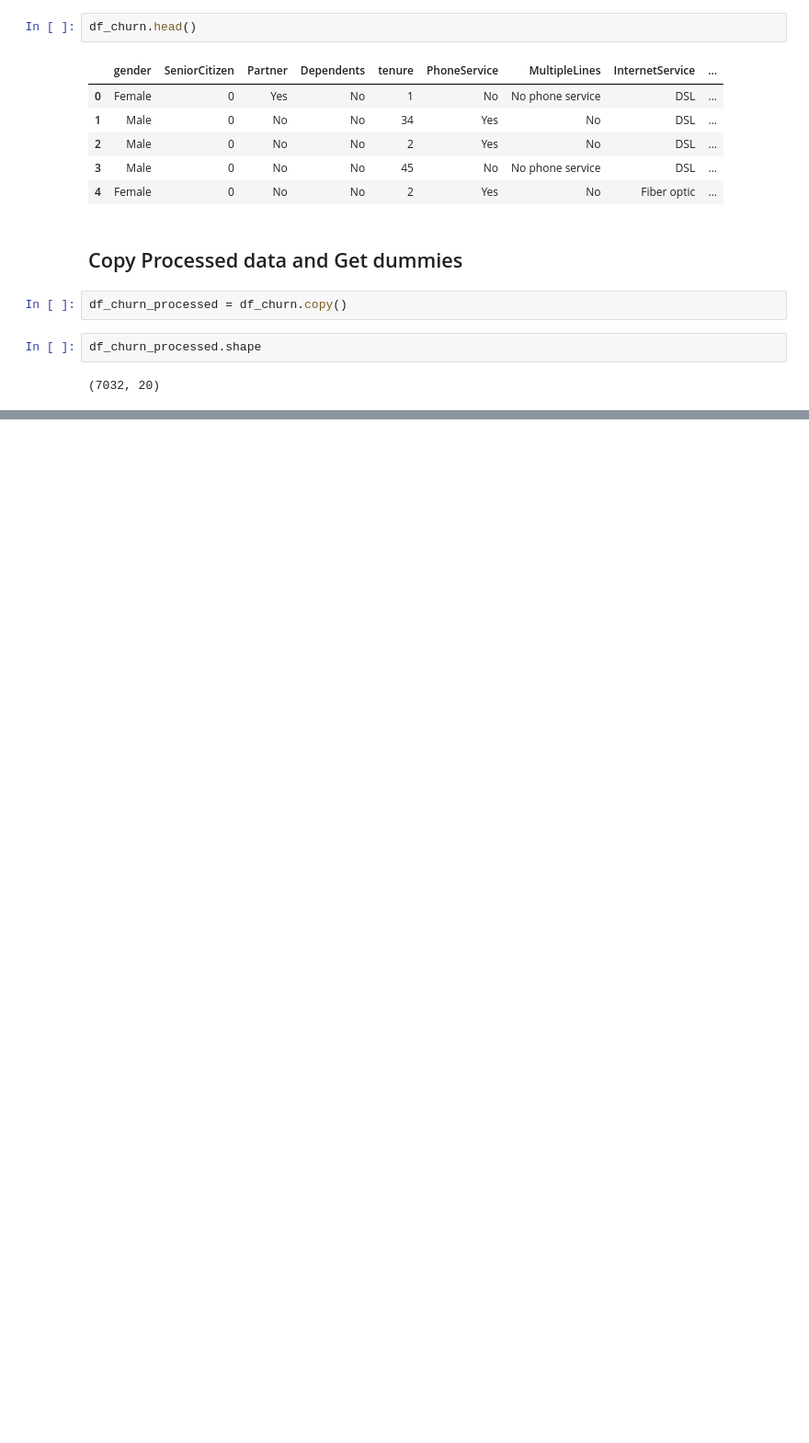
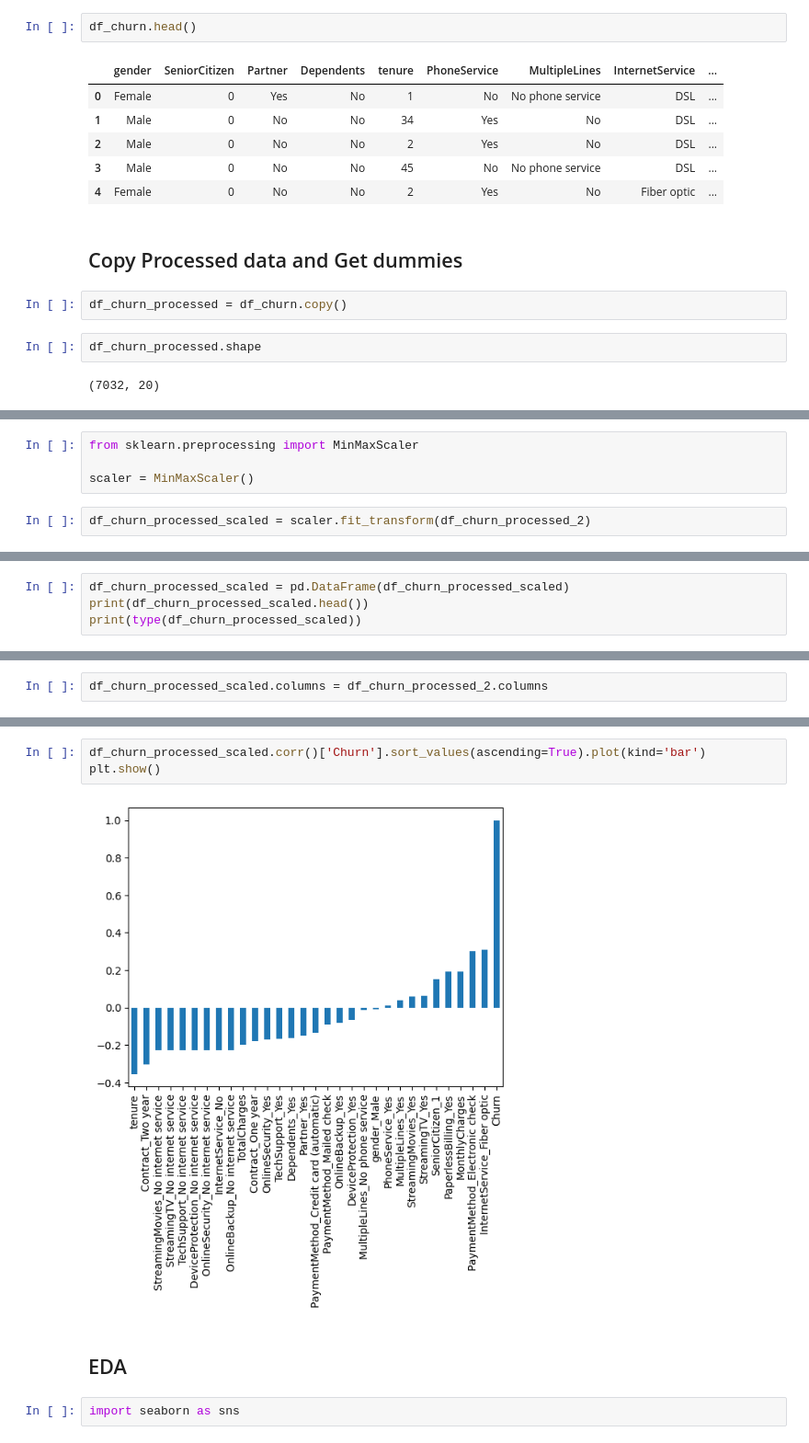
Before and after one commit to jasonssdev/platzi-logistic-regression, a Jupyter notebook: notebooks/02_jss_binomial.ipynb, the cells around one changed output, grey strips where cells are left out. Shown at 92% size. Cells and saved outputs as stored; diff of their text form; blank space fills up the shorter version.

```diff
--- a/notebooks/02_jss_binomial.ipynb
+++ b/notebooks/02_jss_binomial.ipynb
@@ -286,0 +324,6 @@ df_churn_processed.head()
+# %%
+from sklearn.preprocessing import MinMaxScaler
+
+scaler = MinMaxScaler()
+# %%
+df_churn_processed_scaled = scaler.fit_transform(df_churn_processed_2)
@@ -286,0 +350,4 @@ df_churn_processed.head()
+# %%
+df_churn_processed_scaled = pd.DataFrame(df_churn_processed_scaled)
+print(df_churn_processed_scaled.head())
+print(type(df_churn_processed_scaled))
@@ -286,0 +371,2 @@ df_churn_processed.head()
+# %%
+df_churn_processed_scaled.columns = df_churn_processed_2.columns
@@ -286,0 +383,9 @@ df_churn_processed.head()
+# %%
+df_churn_processed_scaled.corr()['Churn'].sort_values(ascending=True).plot(kind='bar')
+plt.show()
+# %% [output]
+[figure, added]
+# %% [markdown]
+## EDA
+# %%
+import seaborn as sns
```
Also changed, not shown: parts of 32 cells of this notebook.
